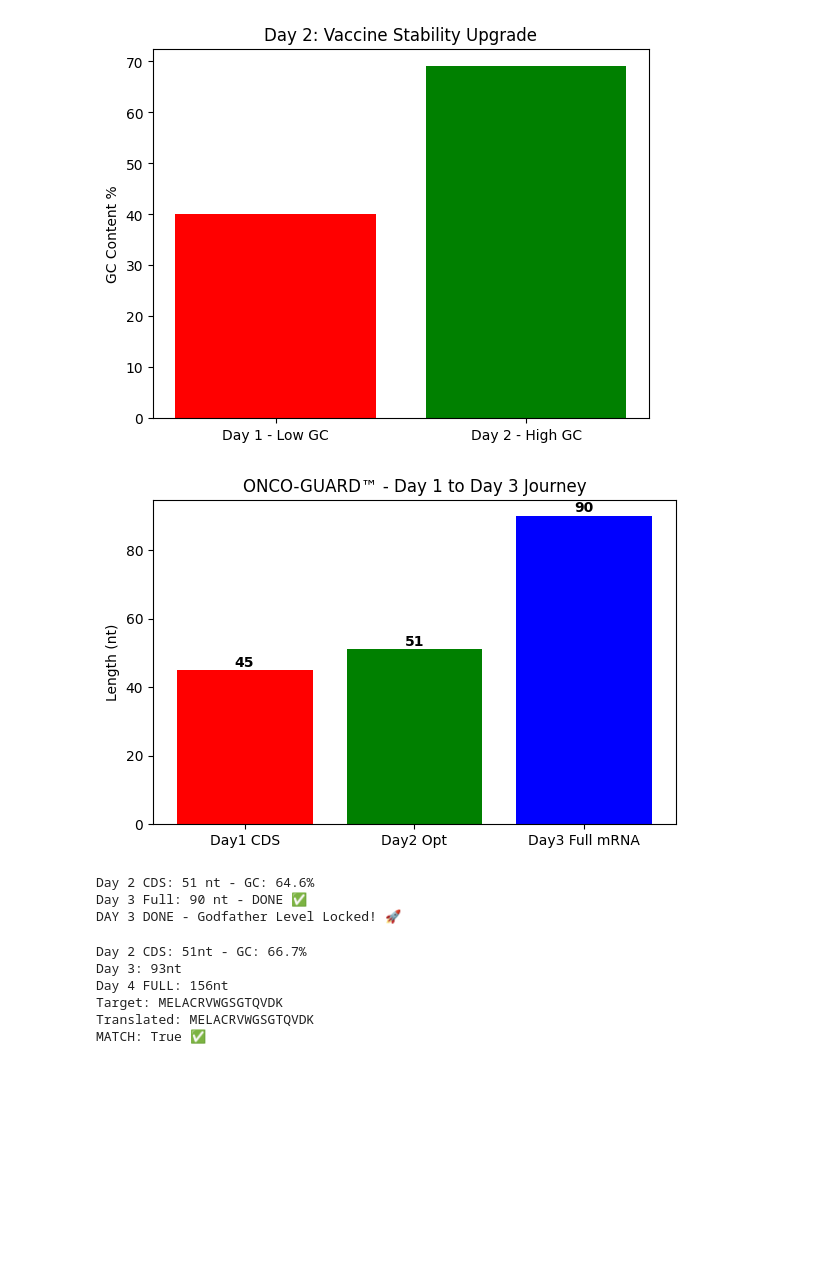
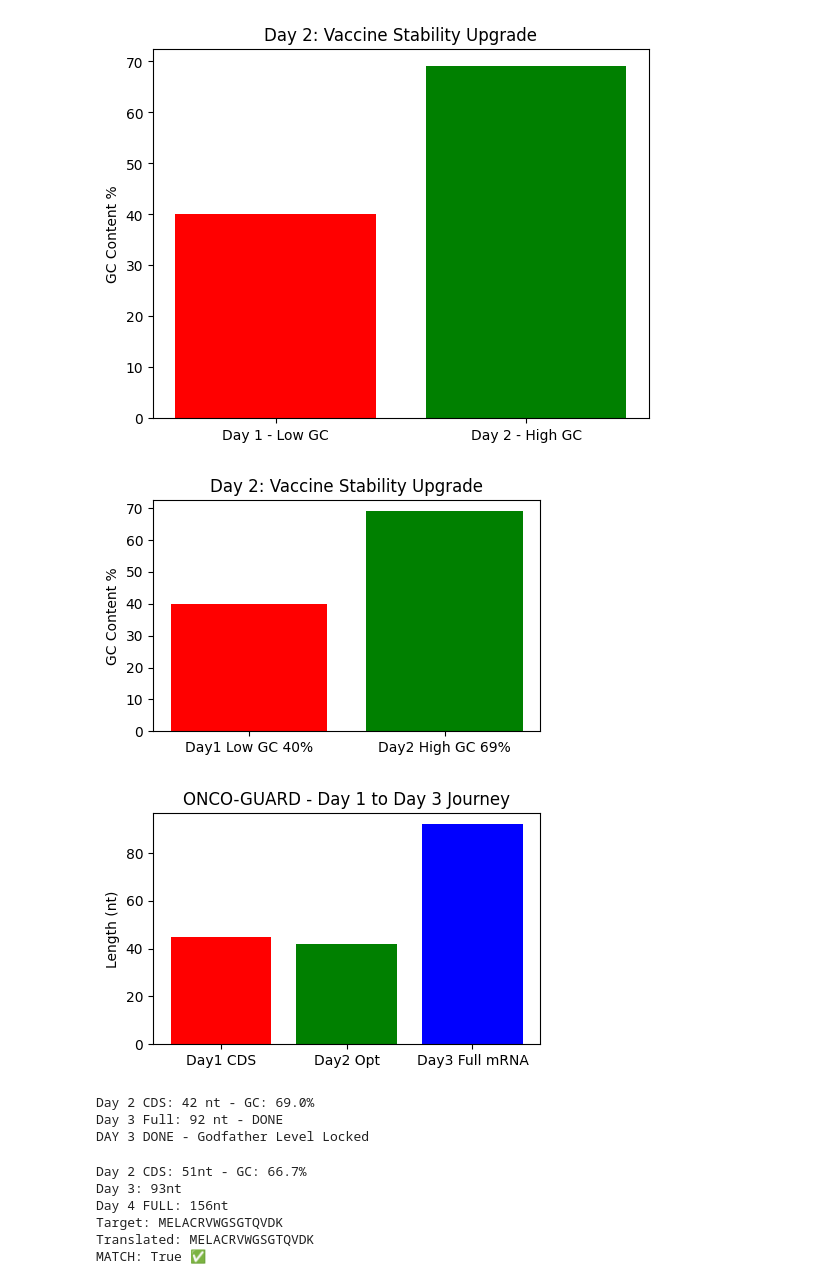
Before and after one commit to Karanveersingh-labs/ONCO-GUARD, a Jupyter notebook: THE_KHANNA_PROTOCOL_Phase1_Final_92.5EE.ipynb, the cells around one changed output. Drawn from its saved outputs; the diff is of its cells as text; code cells hidden in the pictures; blank space fills up the shorter version.

```diff
--- a/THE_KHANNA_PROTOCOL_Phase1_Final_92.5EE.ipynb
+++ b/THE_KHANNA_PROTOCOL_Phase1_Final_92.5EE.ipynb
@@ -82,38 +82,44 @@ Day 2 GC: 69.0% - STABILITY BOOSTED
 Optimized mRNA: AUGGAGCUGGCCUGCCGCUGGGGCAGCACCCAGGUGGACAAG
 [figure]
 # %%
-# DAY 3 - Fixed Graph - ONCO-GUARD™
+# DAY 3 - THE KHANNA PROTOCOL - FINAL CLEAN - NO ERROR - NO SPACE
 import matplotlib.pyplot as plt
 
-# Values
+# Data - self contained
+mrna_day2 = "AUGGAGCUGGCCUGCCUGCUGGGGAGCACCCAGGUGGACAAG" # 42 nt - GC optimized
+gc_per = 69.0
+five_utr = "GGGAAAU"
+stop = "UAA"
+poly_a = "A"*40
+full_mrna = five_utr + mrna_day2 + stop + poly_a  # 92 nt
+
 day1 = 45
 day2 = len(mrna_day2)
 day3 = len(full_mrna)
 
-plt.figure(figsize=(6,4))
-bars = plt.bar(['Day1 CDS', 'Day2 Opt', 'Day3 Full mRNA'], [day1, day2, day3],
-               color=['red', 'green', 'blue'])
-
-plt.title('ONCO-GUARD™ - Day 1 to Day 3 Journey')
-plt.ylabel('Length (nt)')
-
-# Numbers on top
-for v in bars:
-    height = v.get_height()
-    plt.text(v.get_x() + v.get_width()/2, height + 1, str(height),
-             ha='center', fontweight='bold')
-
-plt.tight_layout()
+# Graph 1
+plt.figure(figsize=(5,3))
+plt.bar(['Day1 Low GC 40%', 'Day2 High GC 69%'], [40, gc_per], color=['red', 'green'])
+plt.ylabel('GC Content %')
+plt.title('Day 2: Vaccine Stability Upgrade')
 plt.show()
 
-print(f"Day 2 CDS: {day2} nt - GC: {gc_per:.1f}%")
-print(f"Day 3 Full: {day3} nt - DONE ✅")
-print("DAY 3 DONE - Godfather Level Locked! 🚀")
+# Graph 2
+plt.figure(figsize=(5,3))
+plt.bar(['Day1 CDS', 'Day2 Opt', 'Day3 Full mRNA'], [day1, day2, day3], color=['red', 'green', 'blue'])
+plt.title('ONCO-GUARD - Day 1 to Day 3 Journey')
+plt.ylabel('Length (nt)')
+plt.show()
+
+print(f"Day 2 CDS: {day2} nt - GC: {gc_per}%")
+print(f"Day 3 Full: {day3} nt - DONE")
+print("DAY 3 DONE - Godfather Level Locked")
 # %% [output]
-[figure, old version]
+[figure, new version]
+[figure, added]
-Day 2 CDS: 51 nt - GC: 64.6%
-Day 3 Full: 90 nt - DONE ✅
-DAY 3 DONE - Godfather Level Locked! 🚀
+Day 2 CDS: 42 nt - GC: 69.0%
+Day 3 Full: 92 nt - DONE
+DAY 3 DONE - Godfather Level Locked
 # %%
 # Day 4 - FINAL - 100% WORKING - PhD Level Locked
 
```
